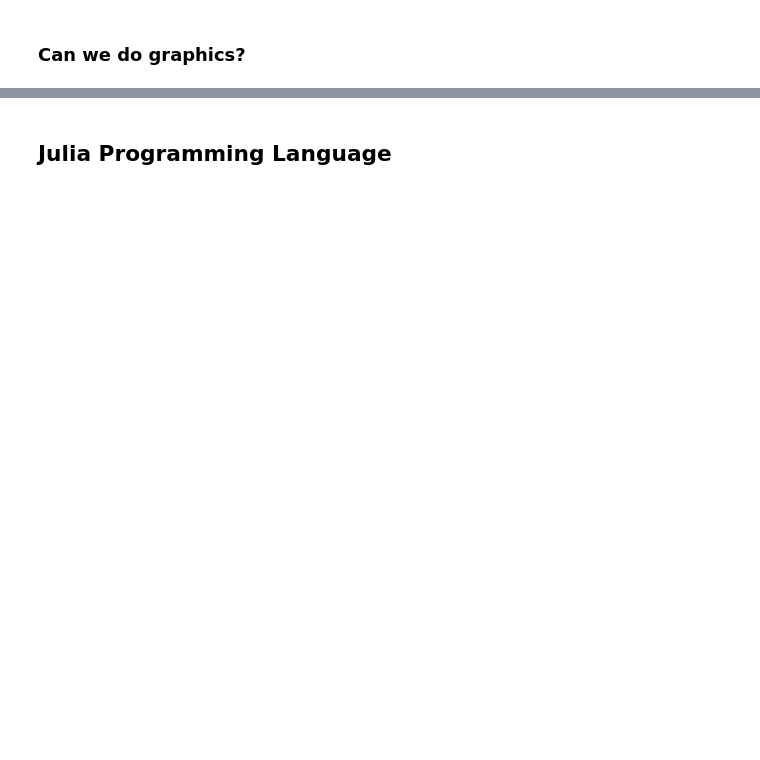
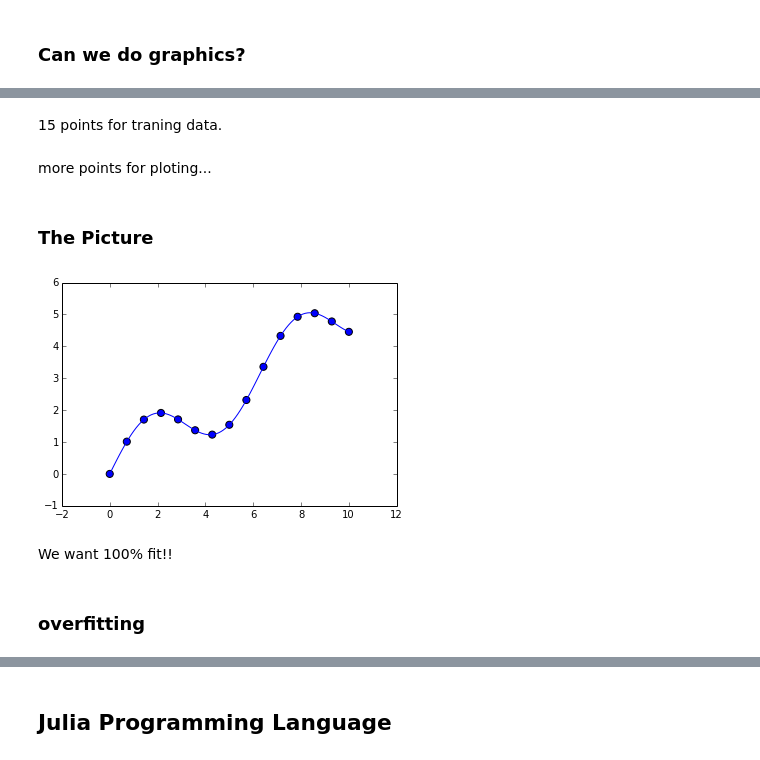
Before and after one commit to yenlung/From-Python-to-Jupyter, a Jupyter notebook: From Python to Jupyter.ipynb, the cells around one changed output, grey strips where cells are left out. Saved outputs shown, nothing was run; the diff lists cells and outputs as text; code cells hidden in the pictures; blank space fills up the shorter version.

```diff
--- a/From Python to Jupyter.ipynb
+++ b/From Python to Jupyter.ipynb
@@ -556,0 +610,20 @@ interact(draw, k=(1.,10.));
+# %% [markdown]
+15 points for traning data.
+# %%
+x = linspace(0, 10, 15)
+y = sin(x) + 0.5 * x
+# %% [markdown]
+more points for ploting...
+# %%
+xx = linspace(0, 10, 100)
+# %% [markdown]
+### The Picture
+# %%
+scatter(x, y, s=50)
+plot(xx, sin(xx) + 0.5*xx, 'b');
+# %% [output]
+[figure, added]
+# %% [markdown]
+We want 100% fit!!
+# %% [markdown]
+### overfitting
```
Also changed, not shown: parts of 102 cells of this notebook, 1 other file.
